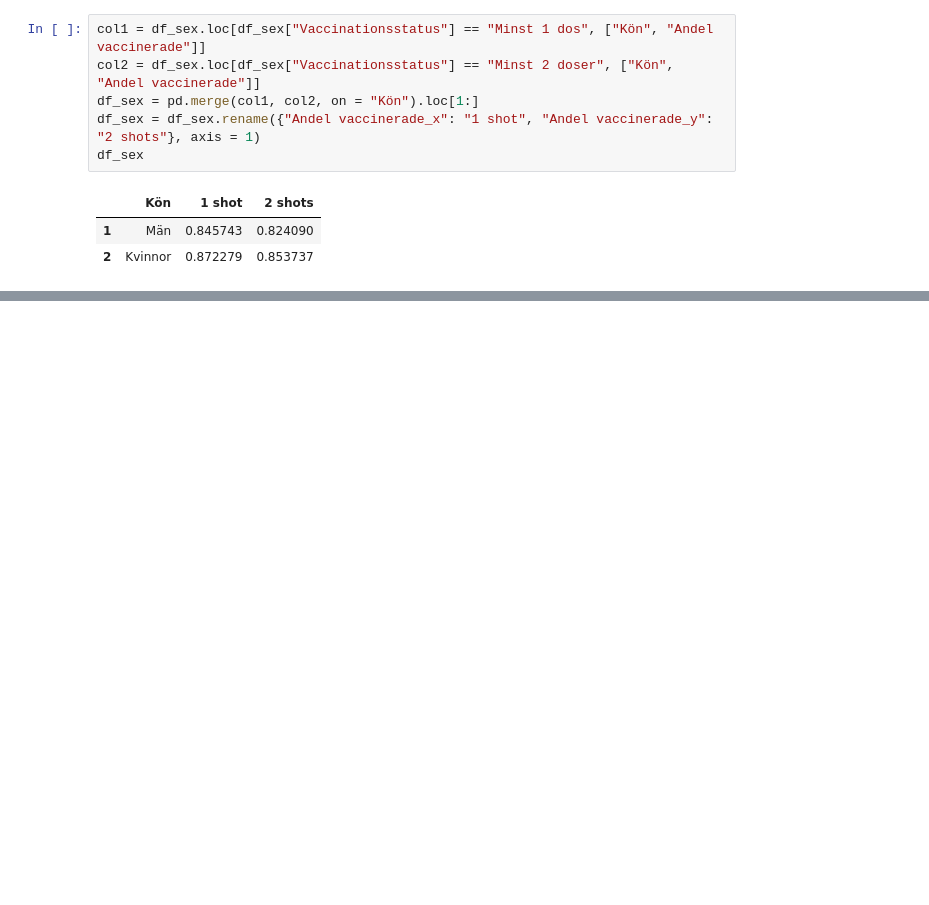
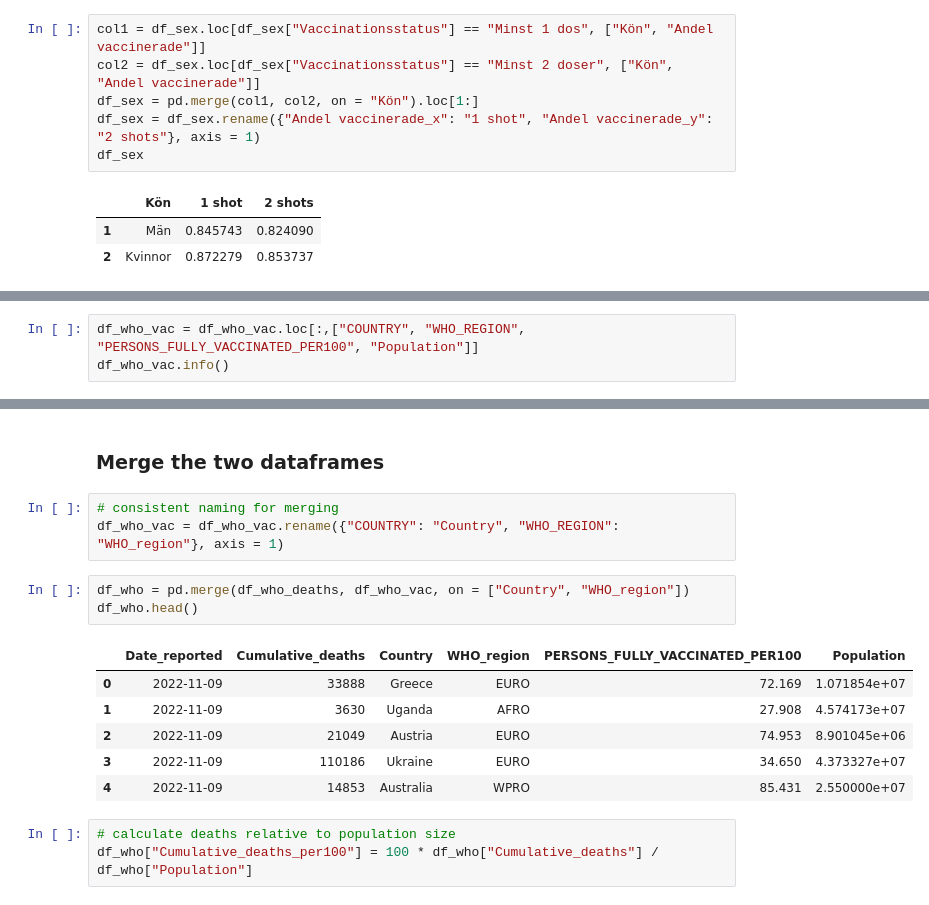
Before and after one commit to jvesand/data-processing-johan-sandberg, a Jupyter notebook: Labs/Lab-Covid/lab_covid.ipynb, the cells around one changed output, grey strips where cells are left out. Drawn from its saved outputs; the diff is of its cells as text; blank space fills up the shorter version.

```diff
--- a/Labs/Lab-Covid/lab_covid.ipynb
+++ b/Labs/Lab-Covid/lab_covid.ipynb
@@ -485,0 +579,3 @@ fig.show()
+# %%
+df_who_vac = df_who_vac.loc[:,["COUNTRY", "WHO_REGION", "PERSONS_FULLY_VACCINATED_PER100", "Population"]]
+df_who_vac.info()
@@ -485,0 +594,18 @@ fig.show()
+# %% [markdown]
+### Merge the two dataframes
+# %%
+# consistent naming for merging
+df_who_vac = df_who_vac.rename({"COUNTRY": "Country", "WHO_REGION": "WHO_region"}, axis = 1)
+# %%
+df_who = pd.merge(df_who_deaths, df_who_vac, on = ["Country", "WHO_region"])
+df_who.head()
+# %% [output]
+|  | Date_reported | Cumulative_deaths | Country | WHO_region | PERSONS_FULLY_VACCINATED_PER100 | Population |
+| 0 | 2022-11-09 | 33888 | Greece | EURO | 72.169 | 1.071854e+07 |
+| 1 | 2022-11-09 | 3630 | Uganda | AFRO | 27.908 | 4.574173e+07 |
+| 2 | 2022-11-09 | 21049 | Austria | EURO | 74.953 | 8.901045e+06 |
+| 3 | 2022-11-09 | 110186 | Ukraine | EURO | 34.650 | 4.373327e+07 |
+| 4 | 2022-11-09 | 14853 | Australia | WPRO | 85.431 | 2.550000e+07 |
+# %%
+# calculate deaths relative to population size
+df_who["Cumulative_deaths_per100"] = 100 * df_who["Cumulative_deaths"] / df_who["Population"]
```
Also changed, not shown: parts of 26 cells of this notebook, 4 other files.
